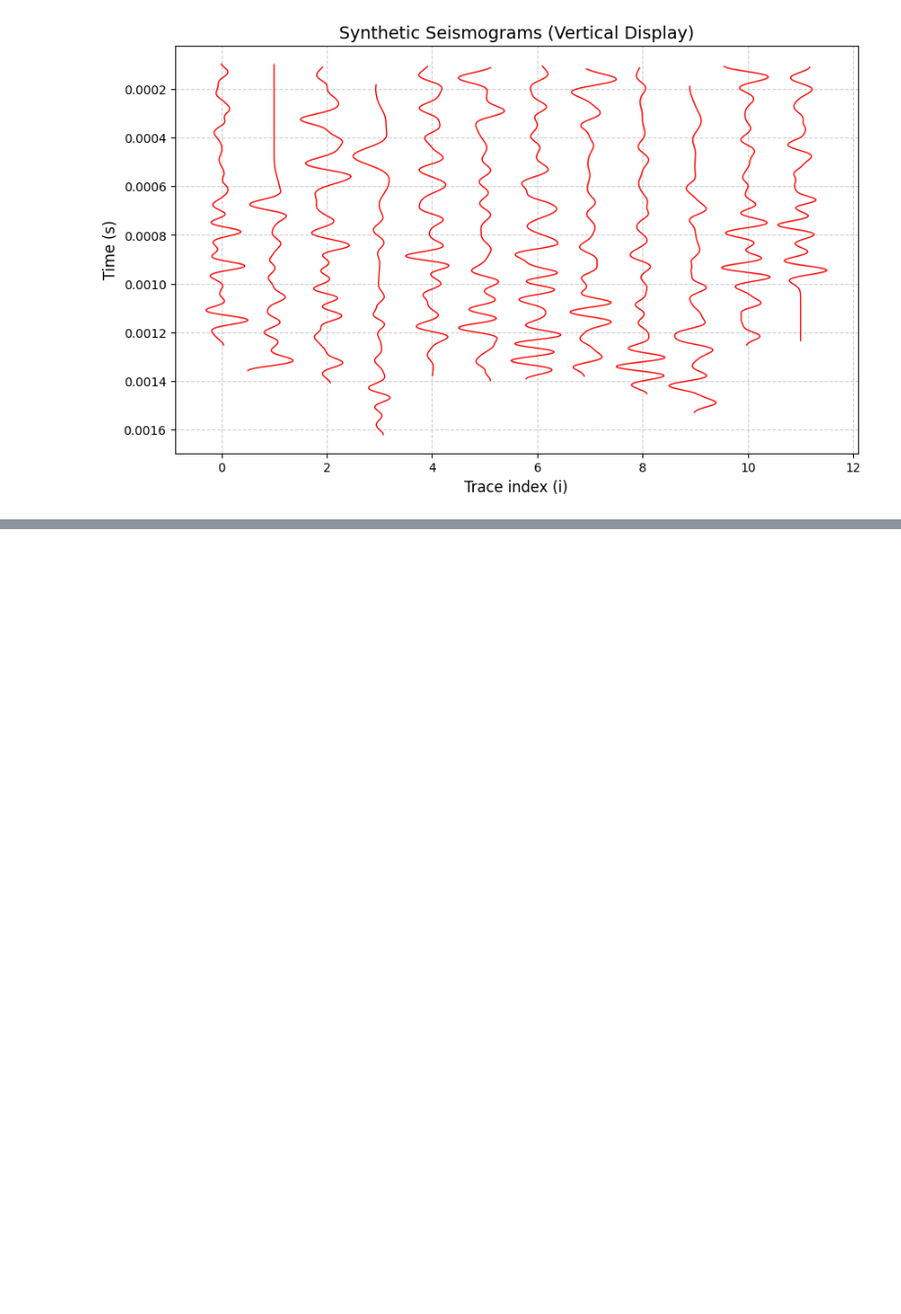
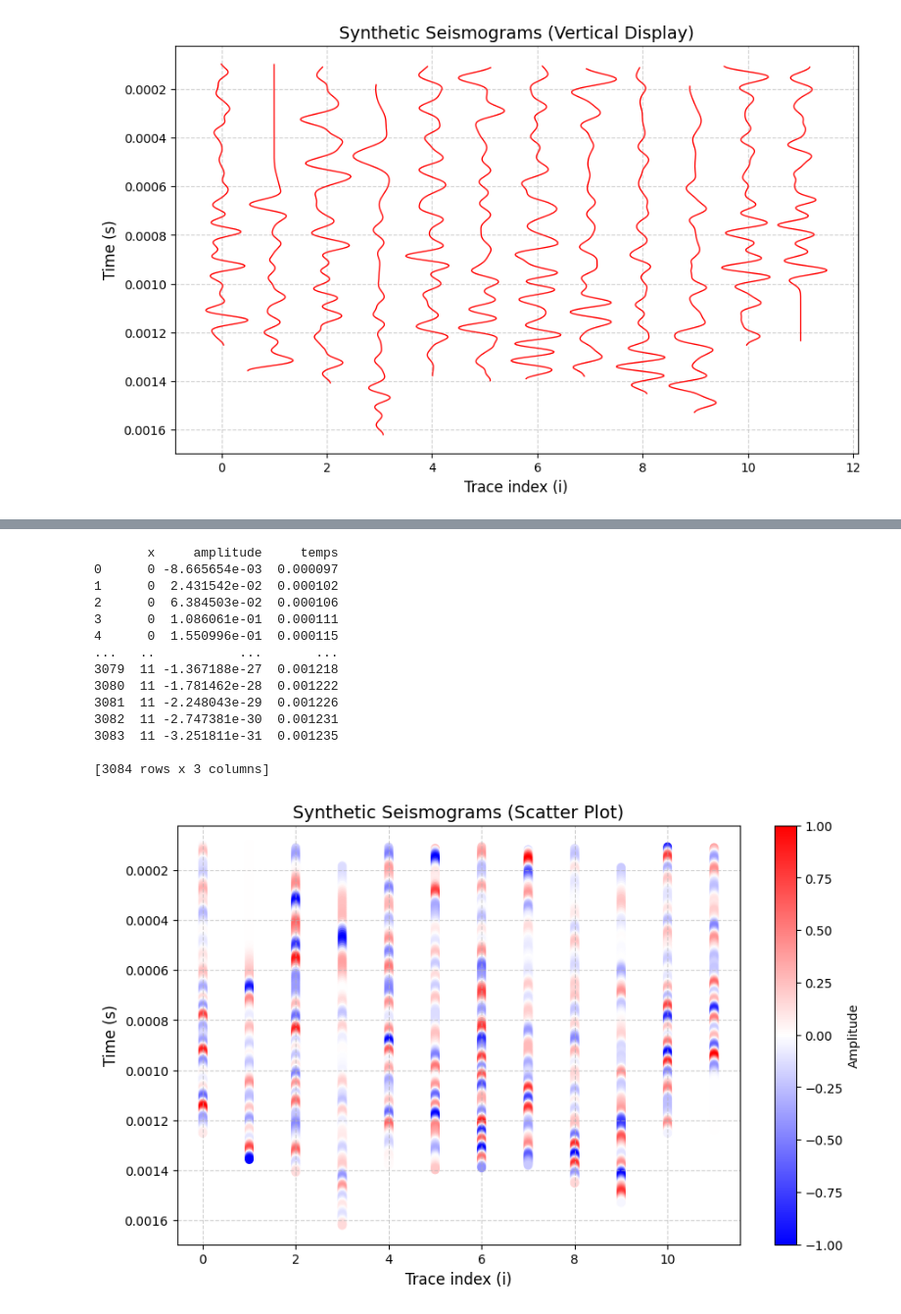
Before and after one commit to Dunckleosteus/seismic, a Jupyter notebook: seismic.ipynb, the cells around one changed output, grey strips where cells are left out. Shown at 98% size. Drawn from its saved outputs; the diff is of its cells as text; code cells hidden in the pictures; blank space fills up the shorter version.

Commit message:
Jolie plot mais pas assez jolie

```diff
--- a/seismic.ipynb
+++ b/seismic.ipynb
@@ -302,0 +305,62 @@ plt.show()
+# %%
+import numpy as np
+import pandas as pd
+import matplotlib.pyplot as plt
+from scipy.interpolate import interp1d
+
+
+
+# Initialisation des listes pour stocker les données
+x_values_list = []
+amplitude_list = []
+time_list = []
+
+for i, rc in enumerate(reflection_coeff):
+    rc2, w2 = equalize_arrays(rc, w)  # Égalisation des longueurs
+    syn = np.convolve(rc2, w2, mode='same')  # Convolution
+
+    # Extraction du temps correspondant à rc
+    time_original = time_matrix[:, i]
+
+    # Vérification et interpolation du temps si nécessaire
+    if len(time_original) != len(rc2):
+        f = interp1d(np.linspace(0, 1, len(time_original)), time_original, kind='linear', fill_value="extrapolate")
+        time_resampled = f(np.linspace(0, 1, len(rc2)))
+    else:
+        time_resampled = time_original
+
+    # Normalisation
+    syn_norm = syn / np.max(np.abs(syn))  # Normalisation
+
+    # Stockage des données dans les listes
+    for amp, t in zip(syn_norm, time_resampled):
+        x_values_list.append(i)
+        amplitude_list.append(amp)
+        time_list.append(t)
+
+# Création du DataFrame
+data = {
+    'x': x_values_list,
+    'amplitude': amplitude_list,
+    'temps': time_list
+}
+df = pd.DataFrame(data)
+
+# Affichage du DataFrame
+print(df)
+# %% [output]
+       x     amplitude     temps
+0      0 -8.665654e-03  0.000097
+1      0  2.431542e-02  0.000102
+2      0  6.384503e-02  0.000106
+3      0  1.086061e-01  0.000111
+4      0  1.550996e-01  0.000115
+...   ..           ...       ...
+3079  11 -1.367188e-27  0.001218
+3080  11 -1.781462e-28  0.001222
+3081  11 -2.248043e-29  0.001226
+3082  11 -2.747381e-30  0.001231
+3083  11 -3.251811e-31  0.001235
+
+[3084 rows x 3 columns]
+[figure, added]
```
Also changed, not shown: parts of 8 cells of this notebook.
